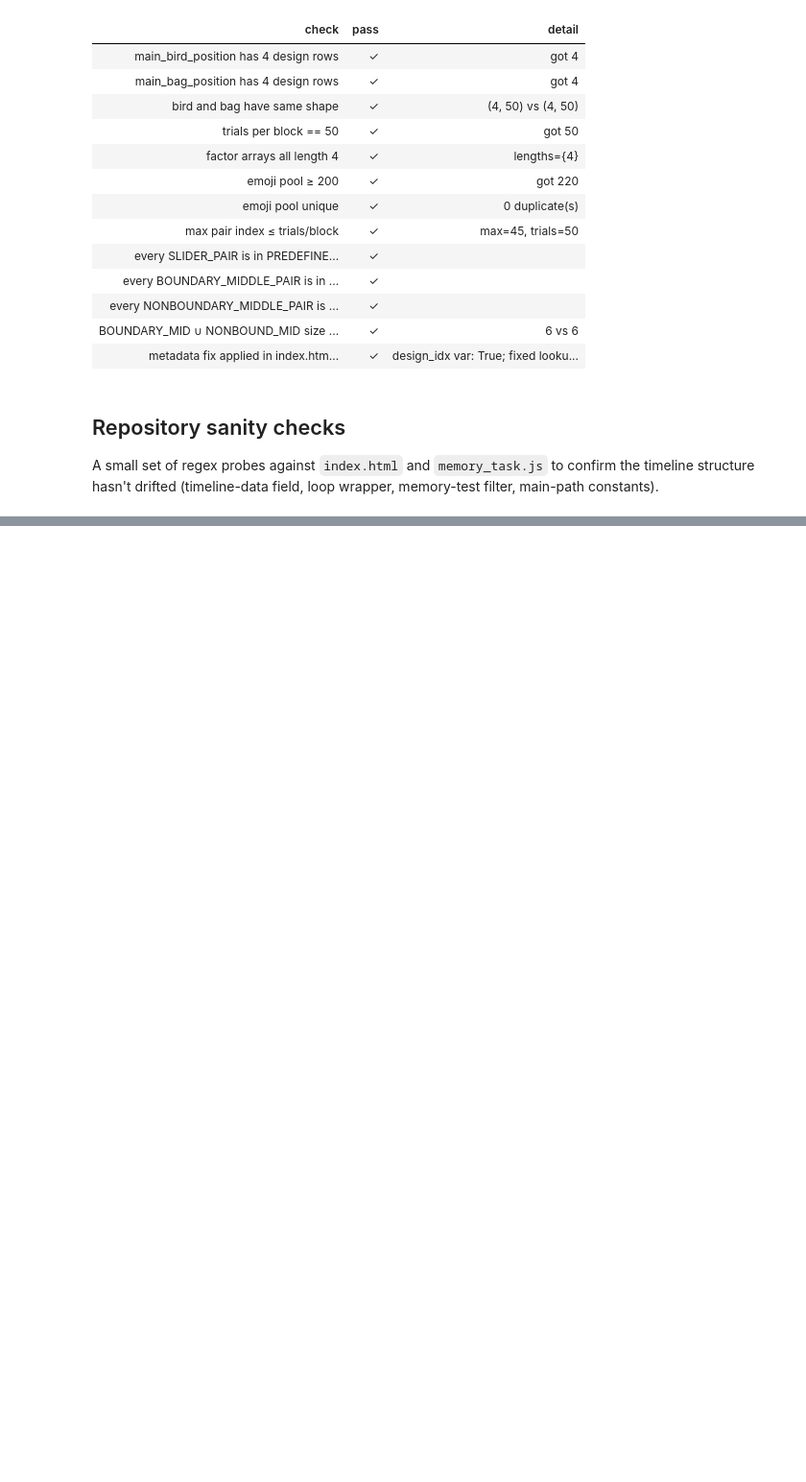
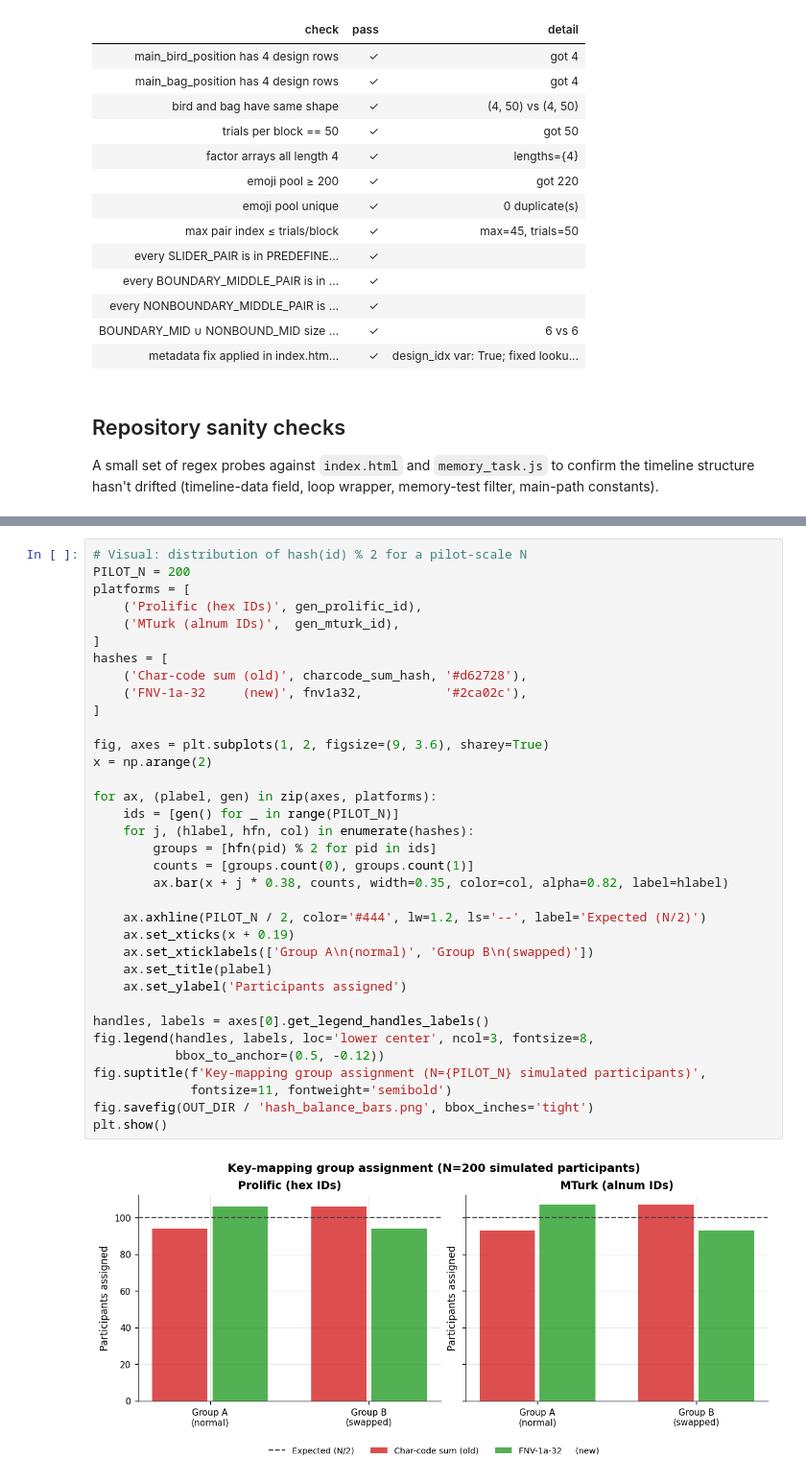
Before and after one commit to beaverjuly/DroneTask, a Jupyter notebook: inspect_task_design.ipynb, the cells around one changed output, grey strips where cells are left out. Shown at 96% size. Saved outputs shown, nothing was run; the diff lists cells and outputs as text; blank space fills up the shorter version.

```diff
--- a/inspect_task_design.ipynb
+++ b/inspect_task_design.ipynb
@@ -1110,0 +1261,37 @@ Timeline structure probes
+# %%
+# Visual: distribution of hash(id) % 2 for a pilot-scale N
+PILOT_N = 200
+platforms = [
+    ('Prolific (hex IDs)', gen_prolific_id),
+    ('MTurk (alnum IDs)',  gen_mturk_id),
+]
+hashes = [
+    ('Char-code sum (old)', charcode_sum_hash, '#d62728'),
+    ('FNV-1a-32     (new)', fnv1a32,           '#2ca02c'),
+]
+
+fig, axes = plt.subplots(1, 2, figsize=(9, 3.6), sharey=True)
+x = np.arange(2)
+
+for ax, (plabel, gen) in zip(axes, platforms):
+    ids = [gen() for _ in range(PILOT_N)]
+    for j, (hlabel, hfn, col) in enumerate(hashes):
+        groups = [hfn(pid) % 2 for pid in ids]
+        counts = [groups.count(0), groups.count(1)]
+        ax.bar(x + j * 0.38, counts, width=0.35, color=col, alpha=0.82, label=hlabel)
+
+    ax.axhline(PILOT_N / 2, color='#444', lw=1.2, ls='--', label='Expected (N/2)')
+    ax.set_xticks(x + 0.19)
+    ax.set_xticklabels(['Group A\n(normal)', 'Group B\n(swapped)'])
+    ax.set_title(plabel)
+    ax.set_ylabel('Participants assigned')
+
+handles, labels = axes[0].get_legend_handles_labels()
+fig.legend(handles, labels, loc='lower center', ncol=3, fontsize=8,
+           bbox_to_anchor=(0.5, -0.12))
+fig.suptitle(f'Key-mapping group assignment (N={PILOT_N} simulated participants)',
+             fontsize=11, fontweight='semibold')
+fig.savefig(OUT_DIR / 'hash_balance_bars.png', bbox_inches='tight')
+plt.show()
+# %% [output]
+[figure, added]
```
Also changed, not shown: parts of 15 cells of this notebook, 14 other files.
